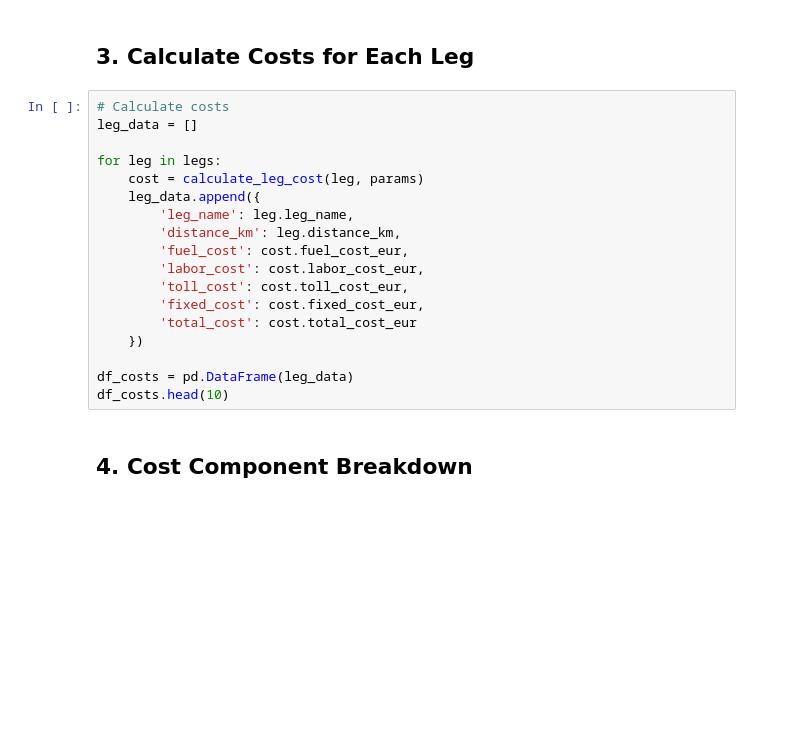
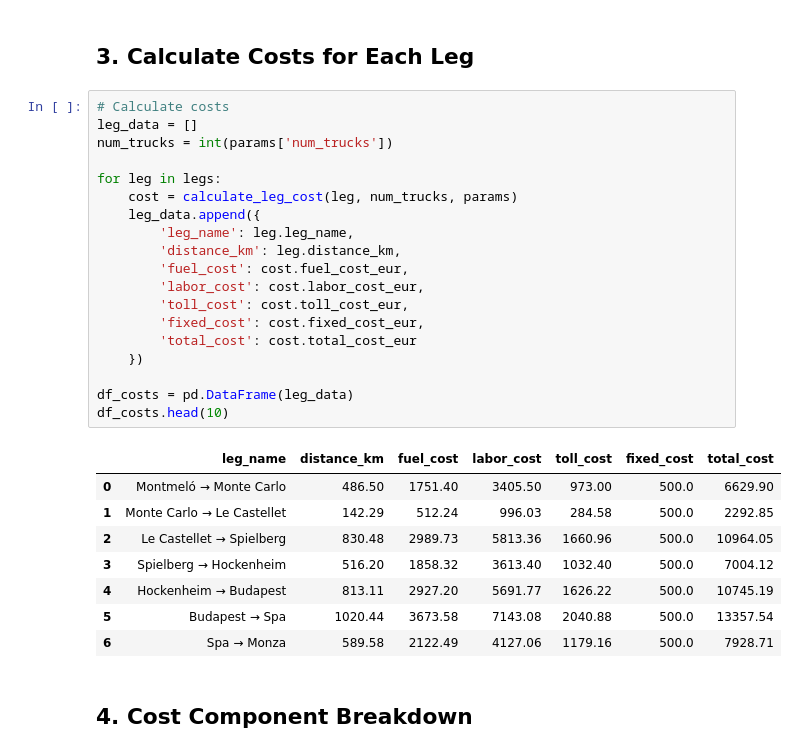
Before and after one commit to vihanga/f1ops, a Jupyter notebook: notebooks/03_cost_emissions.ipynb, the cells around one changed output. Saved outputs shown, nothing was run; the diff lists cells and outputs as text; blank space fills up the shorter version.

```diff
--- a/notebooks/03_cost_emissions.ipynb
+++ b/notebooks/03_cost_emissions.ipynb
@@ -58,21 +76,31 @@ print(f"Loaded {len(races_2019)} races, {len(legs)} legs")
 # %%
 # Calculate costs
 leg_data = []
+num_trucks = int(params['num_trucks'])
 
 for leg in legs:
-    cost = calculate_leg_cost(leg, params)
+    cost = calculate_leg_cost(leg, num_trucks, params)
     leg_data.append({
         'leg_name': leg.leg_name,
         'distance_km': leg.distance_km,
         'fuel_cost': cost.fuel_cost_eur,
         'labor_cost': cost.labor_cost_eur,
         'toll_cost': cost.toll_cost_eur,
         'fixed_cost': cost.fixed_cost_eur,
         'total_cost': cost.total_cost_eur
     })
 
 df_costs = pd.DataFrame(leg_data)
 df_costs.head(10)
+# %% [output]
+|  | leg_name | distance_km | fuel_cost | labor_cost | toll_cost | fixed_cost | total_cost |
+| 0 | Montmeló → Monte Carlo | 486.50 | 1751.40 | 3405.50 | 973.00 | 500.0 | 6629.90 |
+| 1 | Monte Carlo → Le Castellet | 142.29 | 512.24 | 996.03 | 284.58 | 500.0 | 2292.85 |
+| 2 | Le Castellet → Spielberg | 830.48 | 2989.73 | 5813.36 | 1660.96 | 500.0 | 10964.05 |
+| 3 | Spielberg → Hockenheim | 516.20 | 1858.32 | 3613.40 | 1032.40 | 500.0 | 7004.12 |
+| 4 | Hockenheim → Budapest | 813.11 | 2927.20 | 5691.77 | 1626.22 | 500.0 | 10745.19 |
+| 5 | Budapest → Spa | 1020.44 | 3673.58 | 7143.08 | 2040.88 | 500.0 | 13357.54 |
+| 6 | Spa → Monza | 589.58 | 2122.49 | 4127.06 | 1179.16 | 500.0 | 7928.71 |
 # %% [markdown]
 ## 4. Cost Component Breakdown
 # %%
```
Also changed, not shown: parts of 10 cells of this notebook, 8 other files.
